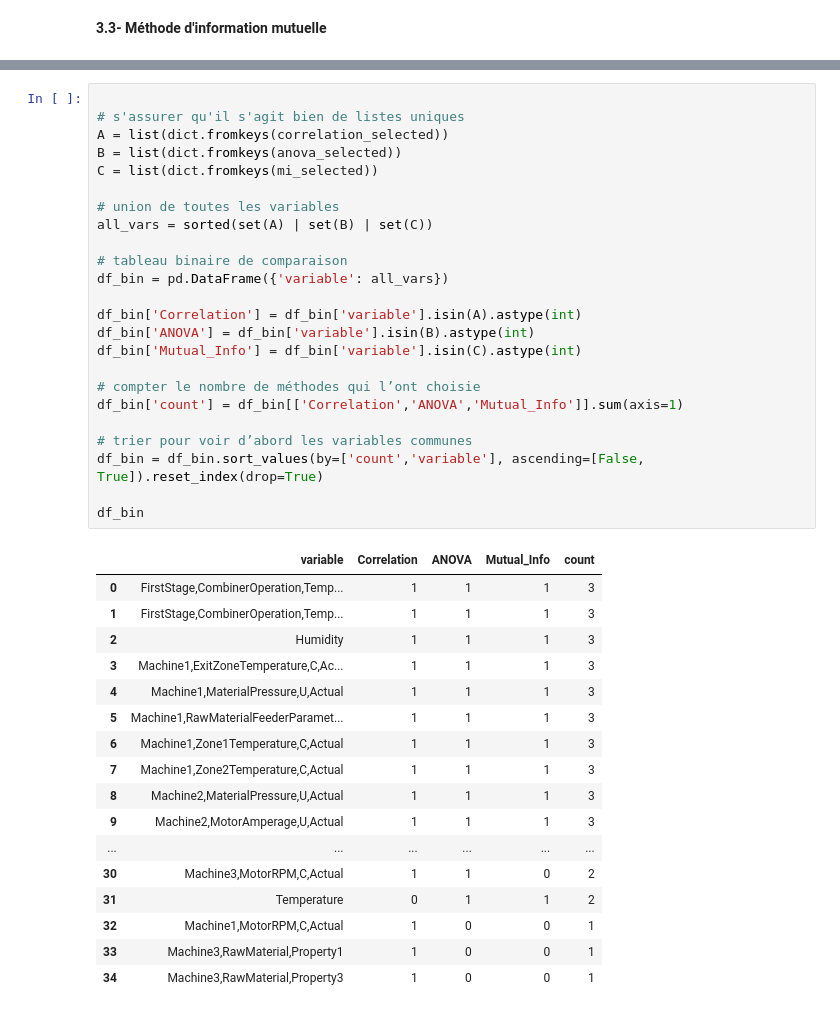
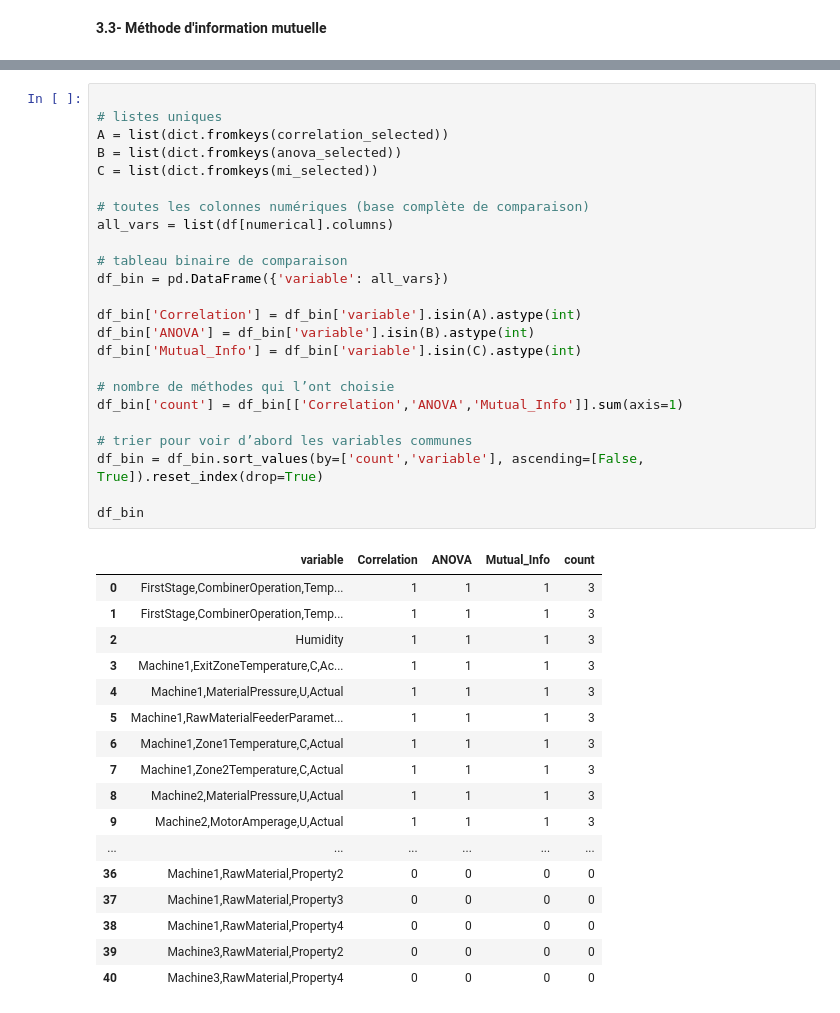
Before and after one commit to moubarik-ashraf/NOTEBOOKS, a Jupyter notebook: TP1.ipynb, the cells around one changed output, grey strips where cells are left out. Drawn from its saved outputs; the diff is of its cells as text.

```diff
--- a/TP1.ipynb
+++ b/TP1.ipynb
@@ -537,42 +702,42 @@ Colonnes sélectionnées (29): ['Humidity', 'Temperature', 'Machine1,RawMaterial
 # %%
 
-# s'assurer qu'il s'agit bien de listes uniques
+# listes uniques
 A = list(dict.fromkeys(correlation_selected))
 B = list(dict.fromkeys(anova_selected))
 C = list(dict.fromkeys(mi_selected))
 
-# union de toutes les variables
-all_vars = sorted(set(A) | set(B) | set(C))
+# toutes les colonnes numériques (base complète de comparaison)
+all_vars = list(df[numerical].columns)
 
 # tableau binaire de comparaison
 df_bin = pd.DataFrame({'variable': all_vars})
 
 df_bin['Correlation'] = df_bin['variable'].isin(A).astype(int)
 df_bin['ANOVA'] = df_bin['variable'].isin(B).astype(int)
 df_bin['Mutual_Info'] = df_bin['variable'].isin(C).astype(int)
 
-# compter le nombre de méthodes qui l’ont choisie
+# nombre de méthodes qui l’ont choisie
 df_bin['count'] = df_bin[['Correlation','ANOVA','Mutual_Info']].sum(axis=1)
 
 # trier pour voir d’abord les variables communes
 df_bin = df_bin.sort_values(by=['count','variable'], ascending=[False, True]).reset_index(drop=True)
 
 df_bin
 # %% [output]
 |  | variable | Correlation | ANOVA | Mutual_Info | count |
 | 0 | FirstStage,CombinerOperation,Temp... | 1 | 1 | 1 | 3 |
 | 1 | FirstStage,CombinerOperation,Temp... | 1 | 1 | 1 | 3 |
 | 2 | Humidity | 1 | 1 | 1 | 3 |
 | 3 | Machine1,ExitZoneTemperature,C,Ac... | 1 | 1 | 1 | 3 |
 | 4 | Machine1,MaterialPressure,U,Actual | 1 | 1 | 1 | 3 |
 | 5 | Machine1,RawMaterialFeederParamet... | 1 | 1 | 1 | 3 |
 | 6 | Machine1,Zone1Temperature,C,Actual | 1 | 1 | 1 | 3 |
 | 7 | Machine1,Zone2Temperature,C,Actual | 1 | 1 | 1 | 3 |
 | 8 | Machine2,MaterialPressure,U,Actual | 1 | 1 | 1 | 3 |
 | 9 | Machine2,MotorAmperage,U,Actual | 1 | 1 | 1 | 3 |
 | ... | ... | ... | ... | ... | ... |
-| 30 | Machine3,MotorRPM,C,Actual | 1 | 1 | 0 | 2 |
-| 31 | Temperature | 0 | 1 | 1 | 2 |
-| 32 | Machine1,MotorRPM,C,Actual | 1 | 0 | 0 | 1 |
-| 33 | Machine3,RawMaterial,Property1 | 1 | 0 | 0 | 1 |
-| 34 | Machine3,RawMaterial,Property3 | 1 | 0 | 0 | 1 |
+| 36 | Machine1,RawMaterial,Property2 | 0 | 0 | 0 | 0 |
+| 37 | Machine1,RawMaterial,Property3 | 0 | 0 | 0 | 0 |
+| 38 | Machine1,RawMaterial,Property4 | 0 | 0 | 0 | 0 |
+| 39 | Machine3,RawMaterial,Property2 | 0 | 0 | 0 | 0 |
+| 40 | Machine3,RawMaterial,Property4 | 0 | 0 | 0 | 0 |
```
Also changed, not shown: parts of 17 cells of this notebook.
